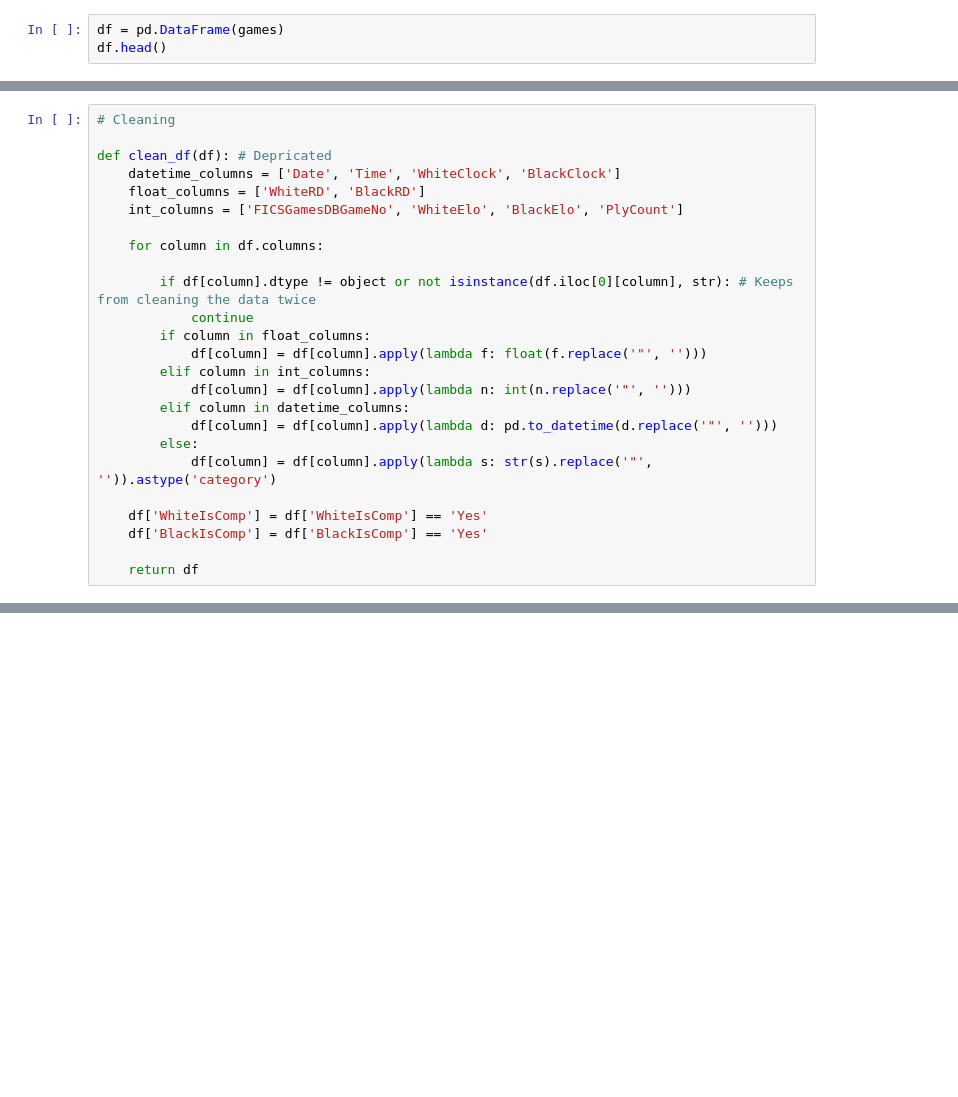
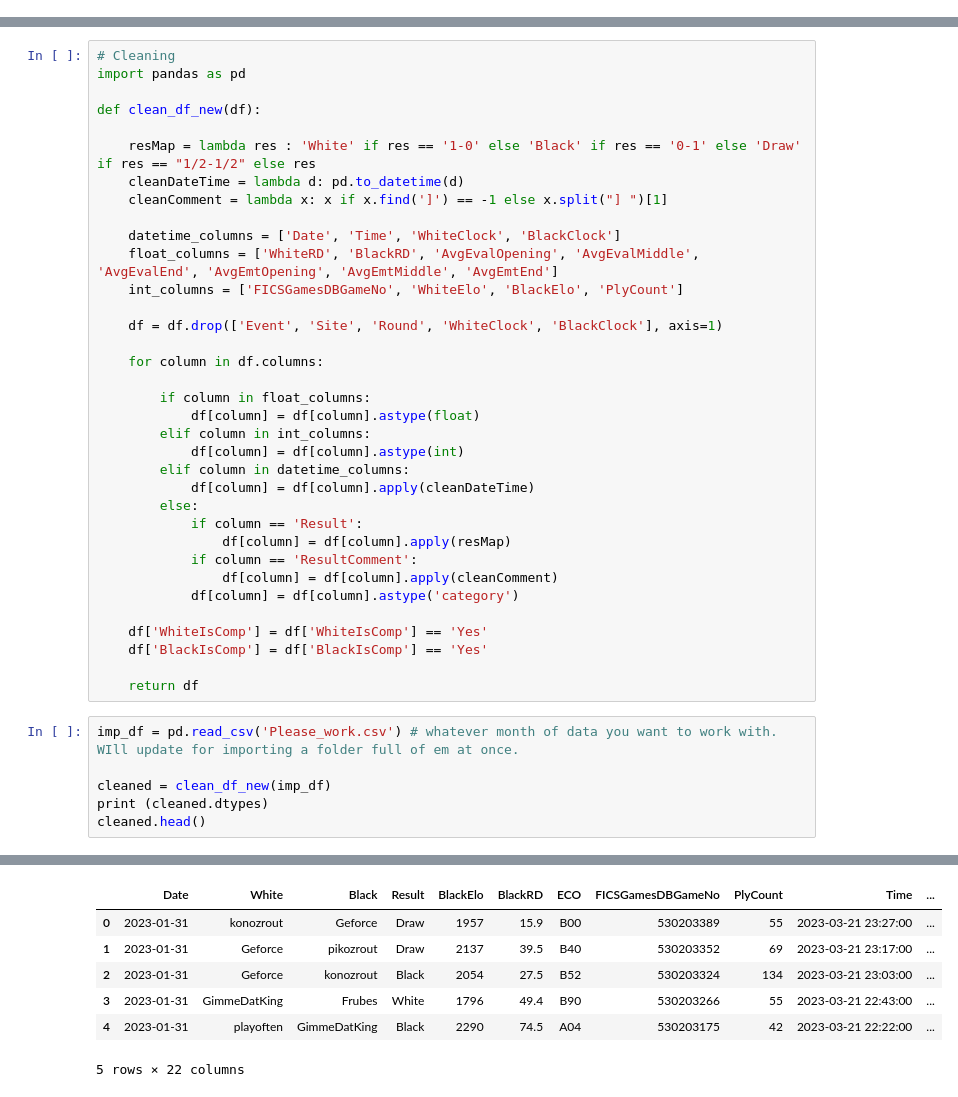
Before and after one commit to COGS118A/Group017-Wi23, a Jupyter notebook: RandomForest.ipynb, the cells around one changed output, grey strips where cells are left out. Saved outputs shown, nothing was run; the diff lists cells and outputs as text; blank space fills up the shorter version.

Commit message:
added new import code to random forest notebook and removed old code from final notebook

```diff
--- a/RandomForest.ipynb
+++ b/RandomForest.ipynb
@@ -14,3 +0,0 @@ with open('ficsgamesdb_202301_blitz2000_movetimes_278527.pgn') as f:
-# %%
-df = pd.DataFrame(games)
-df.head()
@@ -24,25 +1,42 @@ df.head()
 # %%
 # Cleaning
+import pandas as pd
 
-def clean_df(df): # Depricated
+def clean_df_new(df):
+
+    resMap = lambda res : 'White' if res == '1-0' else 'Black' if res == '0-1' else 'Draw' if res == "1/2-1/2" else res
+    cleanDateTime = lambda d: pd.to_datetime(d)
+    cleanComment = lambda x: x if x.find(']') == -1 else x.split("] ")[1]
+
     datetime_columns = ['Date', 'Time', 'WhiteClock', 'BlackClock']
-    float_columns = ['WhiteRD', 'BlackRD']
+    float_columns = ['WhiteRD', 'BlackRD', 'AvgEvalOpening', 'AvgEvalMiddle', 'AvgEvalEnd', 'AvgEmtOpening', 'AvgEmtMiddle', 'AvgEmtEnd']
     int_columns = ['FICSGamesDBGameNo', 'WhiteElo', 'BlackElo', 'PlyCount']
+
+    df = df.drop(['Event', 'Site', 'Round', 'WhiteClock', 'BlackClock'], axis=1)
 
     for column in df.columns:
 
-        if df[column].dtype != object or not isinstance(df.iloc[0][column], str): # Keeps from cleaning the data twice
-            continue
         if column in float_columns:
-            df[column] = df[column].apply(lambda f: float(f.replace('"', '')))
+            df[column] = df[column].astype(float)
         elif column in int_columns:
-            df[column] = df[column].apply(lambda n: int(n.replace('"', '')))
+            df[column] = df[column].astype(int)
         elif column in datetime_columns:
-            df[column] = df[column].apply(lambda d: pd.to_datetime(d.replace('"', '')))
+            df[column] = df[column].apply(cleanDateTime)
         else:
-            df[column] = df[column].apply(lambda s: str(s).replace('"', '')).astype('category')
+            if column == 'Result':
+                df[column] = df[column].apply(resMap)
+            if column == 'ResultComment':
+                df[column] = df[column].apply(cleanComment)
+            df[column] = df[column].astype('category')
 
     df['WhiteIsComp'] = df['WhiteIsComp'] == 'Yes'
     df['BlackIsComp'] = df['BlackIsComp'] == 'Yes'
 
     return df
+# %%
+imp_df = pd.read_csv('Please_work.csv') # whatever month of data you want to work with. WIll update for importing a folder full of em at once.
+
+cleaned = clean_df_new(imp_df)
+print (cleaned.dtypes)
+cleaned.head()
+# %% [output]
@@ -48,0 +60,7 @@ def clean_df(df): # Depricated
+|  | Date | White | Black | Result | BlackElo | BlackRD | ECO | FICSGamesDBGameNo | PlyCount | Time | ... |
+| 0 | 2023-01-31 | konozrout | Geforce | Draw | 1957 | 15.9 | B00 | 530203389 | 55 | 2023-03-21 23:27:00 | ... |
+| 1 | 2023-01-31 | Geforce | pikozrout | Draw | 2137 | 39.5 | B40 | 530203352 | 69 | 2023-03-21 23:17:00 | ... |
+| 2 | 2023-01-31 | Geforce | konozrout | Black | 2054 | 27.5 | B52 | 530203324 | 134 | 2023-03-21 23:03:00 | ... |
+| 3 | 2023-01-31 | GimmeDatKing | Frubes | White | 1796 | 49.4 | B90 | 530203266 | 55 | 2023-03-21 22:43:00 | ... |
+| 4 | 2023-01-31 | playoften | GimmeDatKing | Black | 2290 | 74.5 | A04 | 530203175 | 42 | 2023-03-21 22:22:00 | ... |
+5 rows × 22 columns
```
Also changed, not shown: parts of 13 cells of this notebook, 1 other file.
